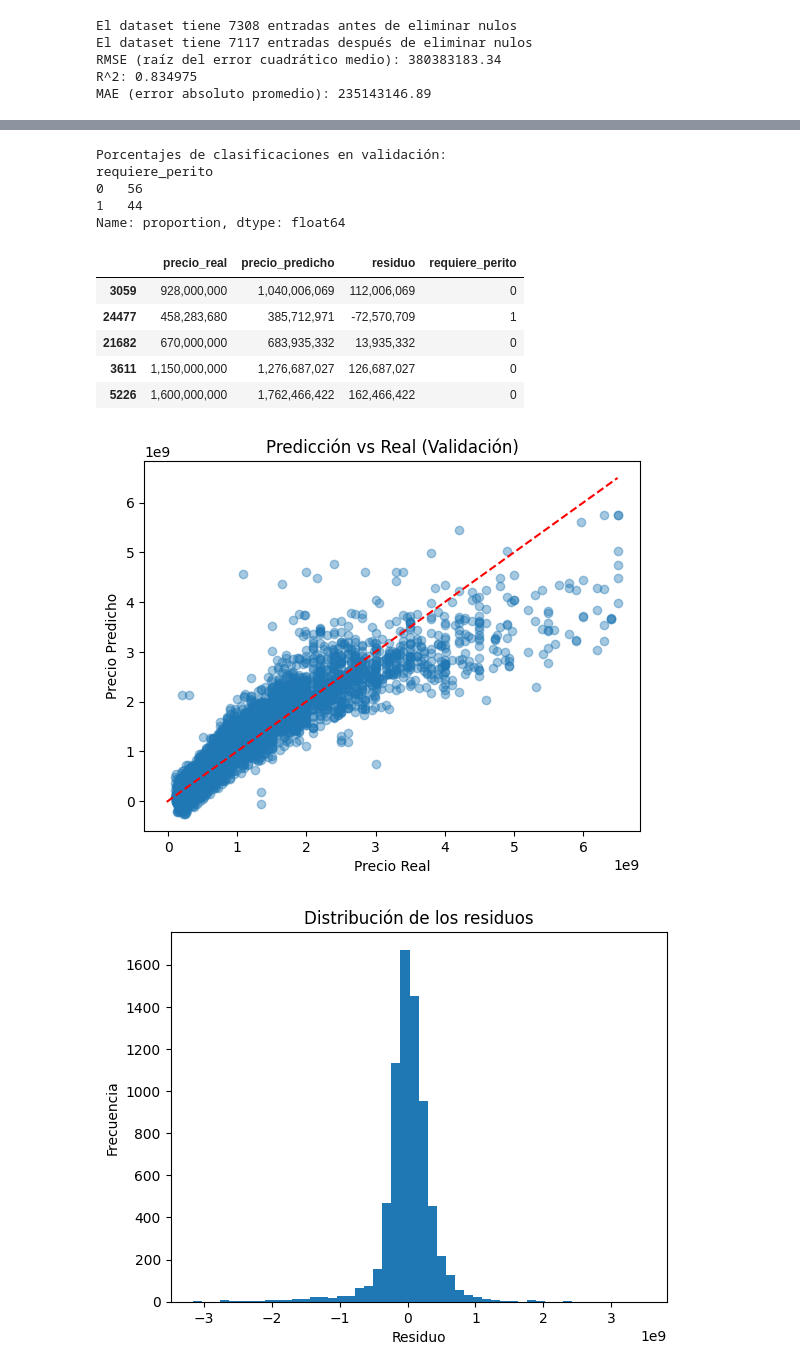
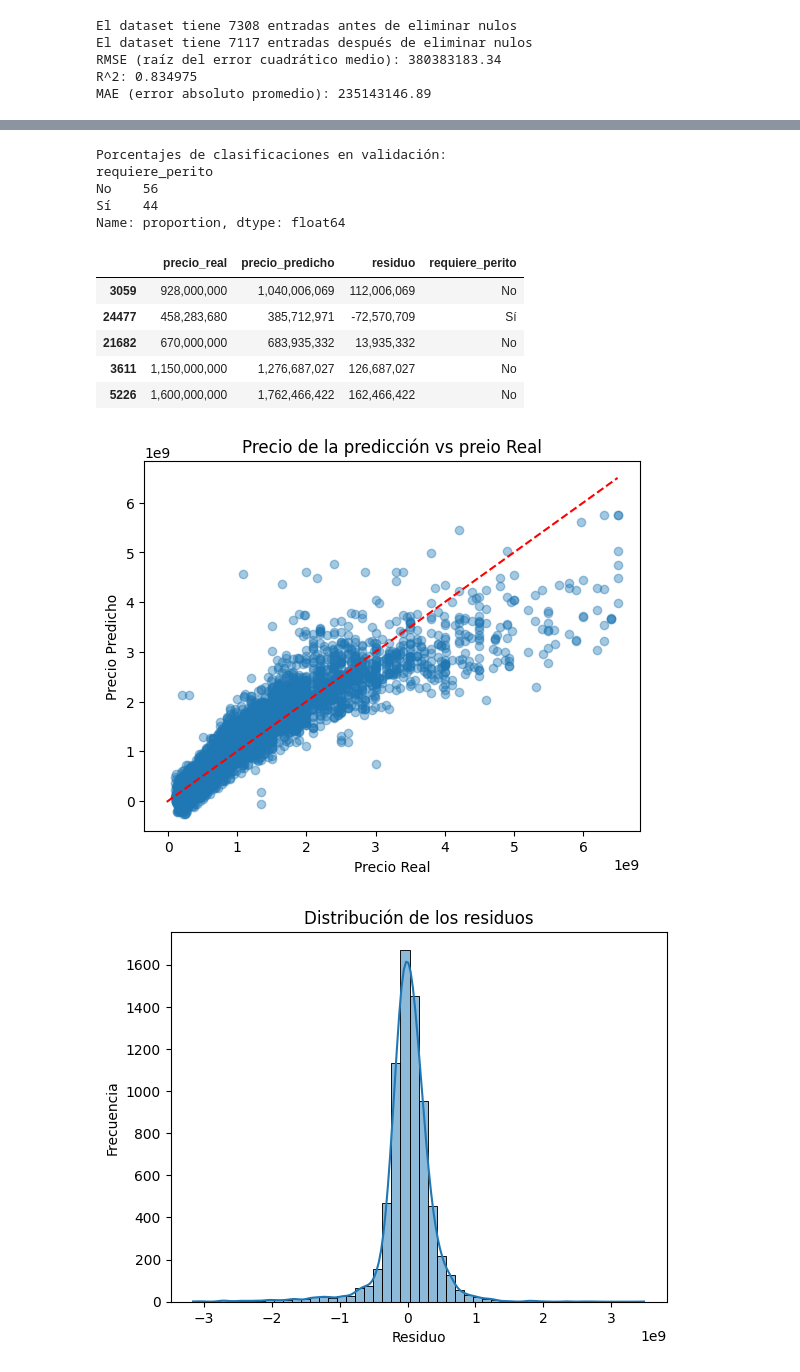
Before and after one commit to Traintain/MINE4101-202520-Taller2, a Jupyter notebook: taller.ipynb, the cells around one changed output, grey strips where cells are left out. Saved outputs shown, nothing was run; the diff lists cells and outputs as text; code cells hidden in the pictures.

```diff
--- a/taller.ipynb
+++ b/taller.ipynb
@@ -904,8 +928,8 @@ df_valid_results = pd.DataFrame({
 
 df_valid_results["requiere_perito"] = np.where(
     df_valid_results["residuo"] <= -20_000_000,
-    1,  # requiere_perito
-    0   # Costo_cero
+    'Sí',  # requiere_perito
+    'No '  # Costo_cero
 )
 
 print ("Porcentajes de clasificaciones en validación:")
@@ -915,37 +939,37 @@ df_valid_results.head()
 # %% [output]
 Porcentajes de clasificaciones en validación:
 requiere_perito
-0   56
-1   44
+No    56
+Sí    44
 Name: proportion, dtype: float64
 |  | precio_real | precio_predicho | residuo | requiere_perito |
-| 3059 | 928,000,000 | 1,040,006,069 | 112,006,069 | 0 |
-| 24477 | 458,283,680 | 385,712,971 | -72,570,709 | 1 |
-| 21682 | 670,000,000 | 683,935,332 | 13,935,332 | 0 |
-| 3611 | 1,150,000,000 | 1,276,687,027 | 126,687,027 | 0 |
-| 5226 | 1,600,000,000 | 1,762,466,422 | 162,466,422 | 0 |
+| 3059 | 928,000,000 | 1,040,006,069 | 112,006,069 | No |
+| 24477 | 458,283,680 | 385,712,971 | -72,570,709 | Sí |
+| 21682 | 670,000,000 | 683,935,332 | 13,935,332 | No |
+| 3611 | 1,150,000,000 | 1,276,687,027 | 126,687,027 | No |
+| 5226 | 1,600,000,000 | 1,762,466,422 | 162,466,422 | No |
 # %%
 plt.scatter(y_valid, y_valid_pred, alpha=0.4)
 
 # Diagonal del límite para solicitar avalúo presencial
-d = np.linspace(-20000000, 6500000000, 10000000)
+d = np.linspace(-20000000, 6500000000, 100000000)
 d1=d
 plt.plot(d, d1, color='red', linestyle='--')
 
 plt.xlabel("Precio Real")
 plt.ylabel("Precio Predicho")
-plt.title("Predicción vs Real (Validación)")
+plt.title("Precio de la predicción vs preio Real")
 plt.show()
 # %% [output]
-[figure, old version]
+[figure, new version]
 # %%
-plt.hist(residuos, bins=50)
+sns.histplot(residuos, bins=50, kde=True)
 plt.title("Distribución de los residuos")
 plt.xlabel("Residuo")
 plt.ylabel("Frecuencia")
 plt.show()
 # %% [output]
-[figure, old version]
+[figure, new version]
 # %% [markdown]
 Al analizar los residuos definidos como la diferencia entre el valor predicho y el valor real (del conjunto de validación) se identificó que:
 
```
Also changed, not shown: parts of 18 cells of this notebook.
